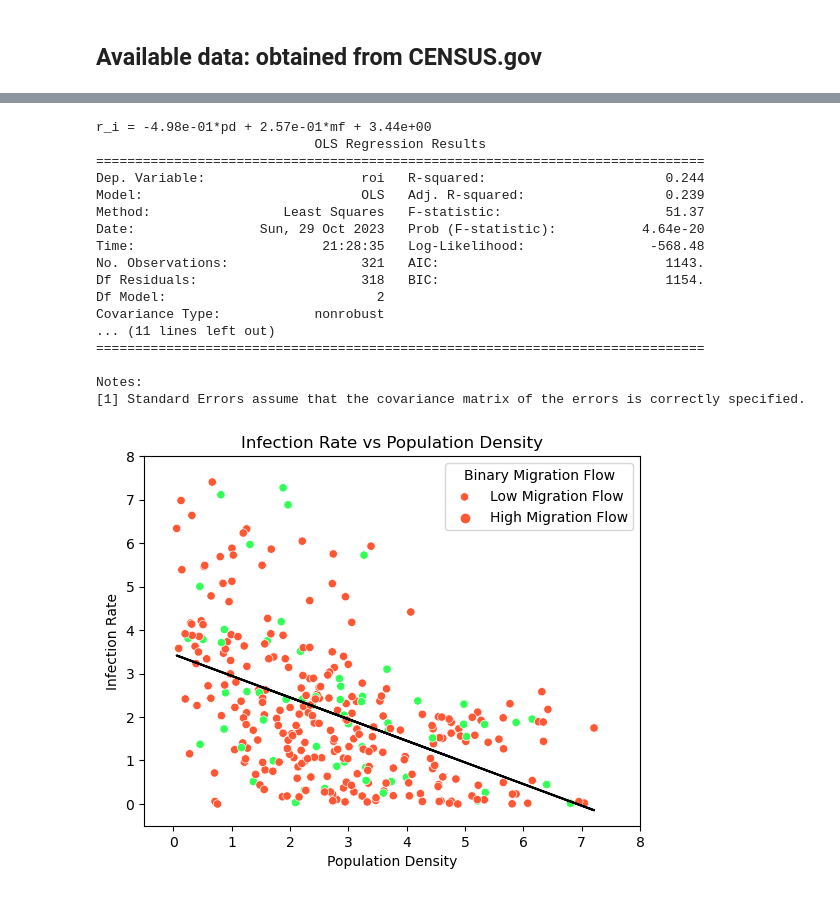
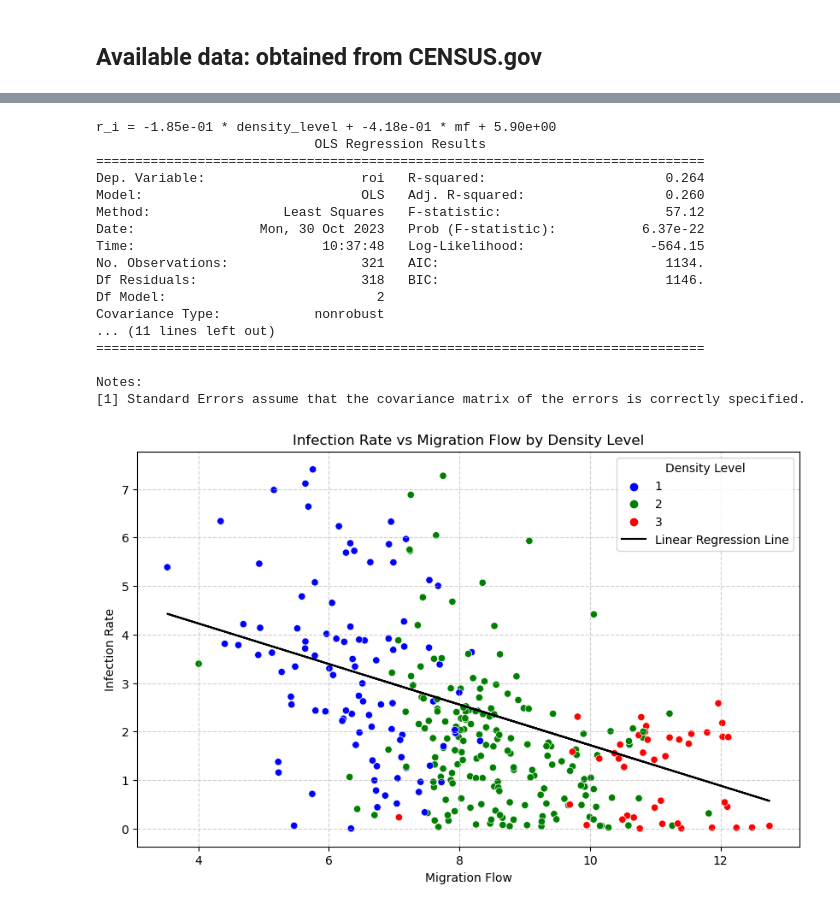
Before and after one commit to BeltranVV/Project1, a Jupyter notebook: Project.ipynb, the cells around one changed output, grey strips where cells are left out. Saved outputs shown, nothing was run; the diff lists cells and outputs as text; code cells hidden in the pictures.

Commit message:
Changed the two level to three level factor
Switched the categorized factor from migration to density pop

```diff
--- a/Project.ipynb
+++ b/Project.ipynb
@@ -69,8 +48,8 @@ df_2 = df_2[columns_to_keep]
 #create a condensed dataframe
 #rate of infection calculation
 sum_cases_by_county['rate of infection'] = sum_cases_by_county['cases'] / pop_data['ESTIMATESBASE2020']
-sum_cases_by_county['migration flow'] = mig_data['GROSSMIG']
 sum_cases_by_county['population density'] = df_2['B01001_calc_PopDensity']
+sum_cases_by_county['migration flow'] = sum_migration_by_county['GROSSMIG']
 #print(sum_cases_by_county)
 nan_count = sum_cases_by_county.isna().sum().sum()
-print(f"Total NaN values in the DataFrame: {nan_count}")
+#print(f"Total NaN values in the DataFrame: {nan_count}")
@@ -94,3 +88,6 @@ Average Mig Flow: 142.09657320872273
 # %%
 sum_cases_by_county['roi'] = np.log1p(sum_cases_by_county['rate of infection'])
-sum_cases_by_county['pd'] = np.log1p(sum_cases_by_county['population density'])
+sum_cases_by_county['mf'] = np.log1p(sum_cases_by_county['migration flow'])
+#sum_cases_by_county['pd'] = np.log1p(sum_cases_by_county['population density'])
+excel_file_path = 'sum_cases_by_county.xlsx'
+sum_cases_by_county.to_excel(excel_file_path, index=False)
@@ -110,0 +94,11 @@ plt.show()
+# %%
+custom_palette = {1: 'blue', 2: 'green', 3: 'red'}
+plt.figure(figsize=(10, 6))
+scatter_plot = sns.scatterplot(x='mf', y='roi', hue='density_level', data=sum_cases_by_county,palette=custom_palette, s=80)
+scatter_plot.legend(title='Density Level')
+scatter_plot.set_title('Infection Rate')
+scatter_plot.set_xlabel('log(Migration flow)')
+scatter_plot.set_ylabel('log(Infection Rate)')
+
+plt.grid(True, linestyle='--', alpha=0.6)
+plt.show()
@@ -111,52 +107,48 @@ plt.show()
 # %%
-X = np.c_[np.ones(321), sum_cases_by_county['pd'], sum_cases_by_county['mig flow_binary']]
+X = np.c_[np.ones(321), sum_cases_by_county['density_level'], sum_cases_by_county['mf']]
 tmp = np.linalg.inv(np.matmul(np.transpose(X), X))
 result1 = tmp @ np.transpose(X) @ sum_cases_by_county['roi']
-print(f'r_i = {result1[1]:0.2e}*pd + {result1[2]:0.2e}*mf + {result1[0]:0.2e}')
+print(f'r_i = {result1[1]:0.2e} * density_level + {result1[2]:0.2e} * mf + {result1[0]:0.2e}')
+X_2 = sum_cases_by_county[['density_level', 'mf']]
+X_2 = sm.add_constant(X_2)
+y_2 = sum_cases_by_county['roi']
 
-X_2 = sum_cases_by_county[['pd', 'mig flow_binary']]
-X_3 = sm.add_constant(X_2)
-y_2 = sum_cases_by_county['roi']
-model = sm.OLS(y_2, X_3).fit()
-results = model.summary()
-print(results)
-slope = model.params['pd']
+model = sm.OLS(y_2, X_2).fit()
+slope = model.params['mf']
 intercept = model.params['const']
+print(model.summary())
+plt.figure(figsize=(10, 6))
 
-Set_2 = sns.color_palette(["#FF5733", "#33FF57"])
-sns.scatterplot(x='pd', y='roi', hue='mig flow_binary', data=sum_cases_by_county, palette=Set_2)
-x_values = sum_cases_by_county['pd']
+scatter_plot = sns.scatterplot(x='mf', y='roi', hue='density_level', data=sum_cases_by_county, palette=custom_palette)
+
+x_values = sum_cases_by_county['mf']
 linear_regression_line = slope * x_values + intercept
 plt.plot(x_values, linear_regression_line, color='black', label='Linear Regression Line')
 
-plt.title('Infection Rate vs Population Density')
-plt.xlabel('Population Density')
-plt.ylabel('Infection Rate')
-plt.ylim(-0.5, 8)
-plt.xlim(-0.5, 8)
+scatter_plot.set_title('Infection Rate vs Migration Flow by Density Level')
+scatter_plot.set_xlabel('Migration Flow')
+scatter_plot.set_ylabel('Infection Rate')
 
-custom_legend_labels_2 = {0: 'Low Migration Flow', 1: 'High Migration Flow'}
-legend_2 = plt.legend(title='Binary Migration Flow', labels=[custom_legend_labels_2[0], custom_legend_labels_2[1]], loc='upper right')
-for i, label in enumerate(legend.get_texts()):
-    label.set_color(custom_palette[i])
+plt.grid(True, linestyle='--', alpha=0.6)
+plt.legend(title='Density Level')
 plt.show()
 # %% [output]
-r_i = -4.98e-01*pd + 2.57e-01*mf + 3.44e+00
+r_i = -1.85e-01 * density_level + -4.18e-01 * mf + 5.90e+00
                             OLS Regression Results
 ==============================================================================
-Dep. Variable:                    roi   R-squared:                       0.244
-Model:                            OLS   Adj. R-squared:                  0.239
-Method:                 Least Squares   F-statistic:                     51.37
-Date:                Sun, 29 Oct 2023   Prob (F-statistic):           4.64e-20
-Time:                        21:28:35   Log-Likelihood:                -568.48
-No. Observations:                 321   AIC:                             1143.
-Df Residuals:                     318   BIC:                             1154.
+Dep. Variable:                    roi   R-squared:                       0.264
+Model:                            OLS   Adj. R-squared:                  0.260
+Method:                 Least Squares   F-statistic:                     57.12
+Date:                Mon, 30 Oct 2023   Prob (F-statistic):           6.37e-22
+Time:                        10:37:48   Log-Likelihood:                -564.15
+No. Observations:                 321   AIC:                             1134.
+Df Residuals:                     318   BIC:                             1146.
 Df Model:                           2
 Covariance Type:            nonrobust
 ... (11 lines left out)
 ==============================================================================
 
 Notes:
 [1] Standard Errors assume that the covariance matrix of the errors is correctly specified.
-[figure, old version]
+[figure, new version]
 # %%
```
Also changed, not shown: parts of 13 cells of this notebook.
